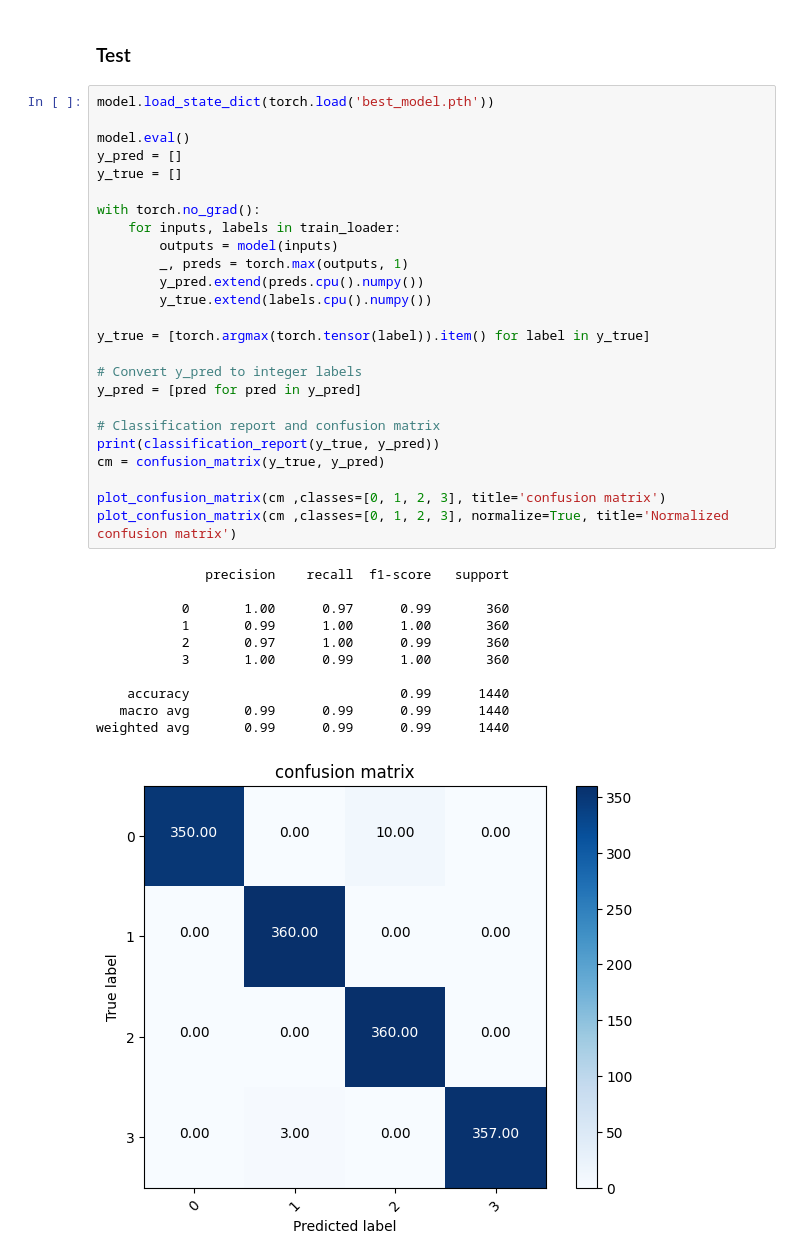
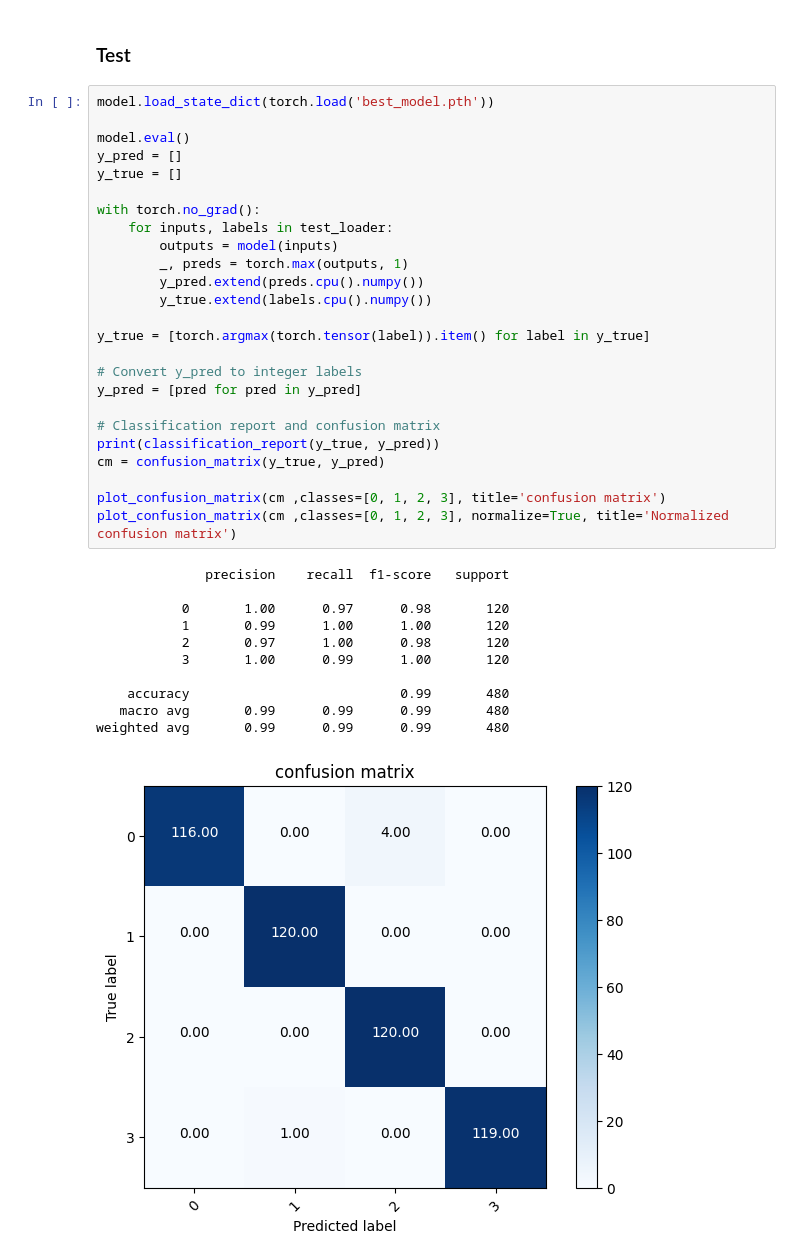
Before and after one commit to mamdaliof/MachineLearning2024W, a Jupyter notebook: Projects/mini project 2/src/Q2.ipynb, the cells around one changed output. Cells and saved outputs as stored; diff of their text form.

```diff
--- a/Projects/mini project 2/src/Q2.ipynb
+++ b/Projects/mini project 2/src/Q2.ipynb
@@ -909,37 +907,37 @@ weighted avg       0.98      0.98      0.98       480
 # %%
 model.load_state_dict(torch.load('best_model.pth'))
 
 model.eval()
 y_pred = []
 y_true = []
 
 with torch.no_grad():
-    for inputs, labels in train_loader:
+    for inputs, labels in test_loader:
         outputs = model(inputs)
         _, preds = torch.max(outputs, 1)
         y_pred.extend(preds.cpu().numpy())
         y_true.extend(labels.cpu().numpy())
 
 y_true = [torch.argmax(torch.tensor(label)).item() for label in y_true]
 
 # Convert y_pred to integer labels
 y_pred = [pred for pred in y_pred]
 
 # Classification report and confusion matrix
 print(classification_report(y_true, y_pred))
 cm = confusion_matrix(y_true, y_pred)
 
 plot_confusion_matrix(cm ,classes=[0, 1, 2, 3], title='confusion matrix')
 plot_confusion_matrix(cm ,classes=[0, 1, 2, 3], normalize=True, title='Normalized confusion matrix')
 # %% [output]
               precision    recall  f1-score   support
 
-           0       1.00      0.97      0.99       360
-           1       0.99      1.00      1.00       360
-           2       0.97      1.00      0.99       360
-           3       1.00      0.99      1.00       360
+           0       1.00      0.97      0.98       120
+           1       0.99      1.00      1.00       120
+           2       0.97      1.00      0.98       120
+           3       1.00      0.99      1.00       120
 
-    accuracy                           0.99      1440
-   macro avg       0.99      0.99      0.99      1440
-weighted avg       0.99      0.99      0.99      1440
+    accuracy                           0.99       480
+   macro avg       0.99      0.99      0.99       480
+weighted avg       0.99      0.99      0.99       480
-[figure, old version]
+[figure, new version]
```
Also changed, not shown: parts of 12 cells of this notebook, 16 other files.
